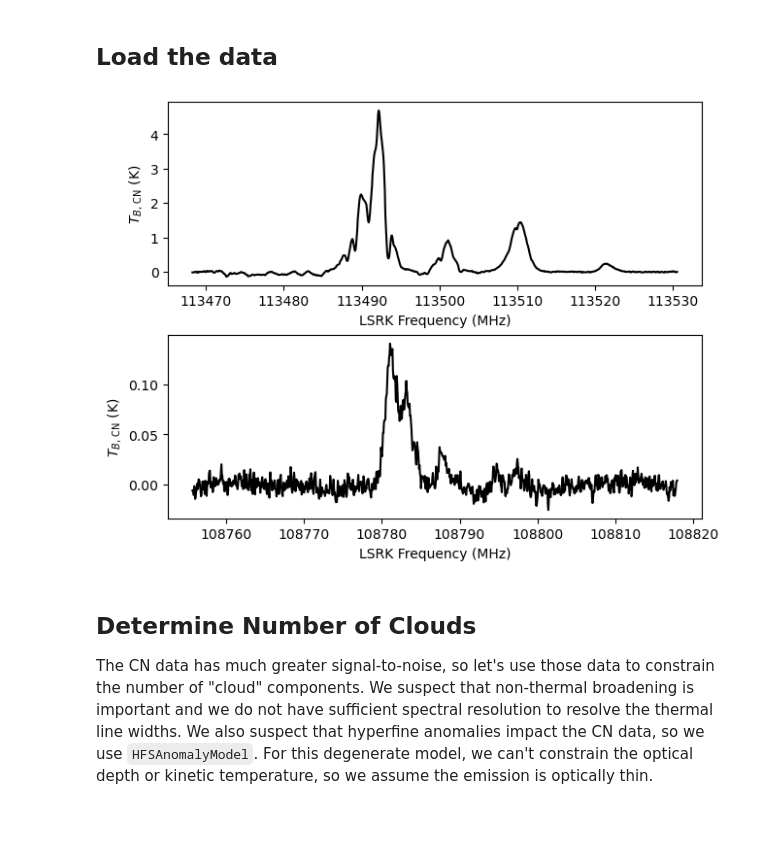
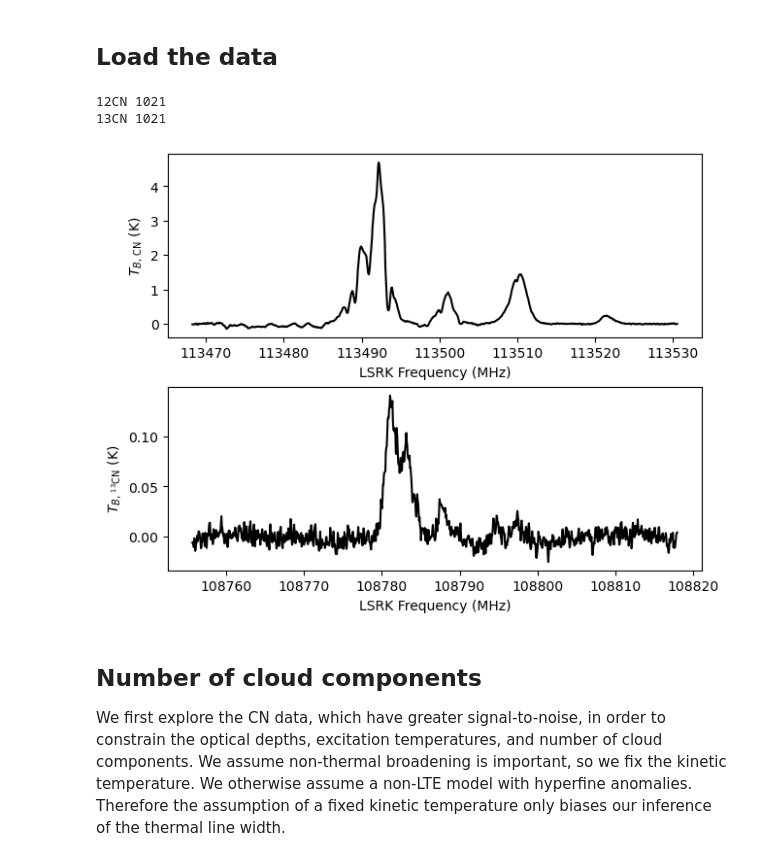
Before and after one commit to tvwenger/bayes_cn_hfs, a Jupyter notebook: docs/source/notebooks/alma_data.ipynb, the cells around one changed output. Saved outputs shown, nothing was run; the diff lists cells and outputs as text; code cells hidden in the pictures; blank space fills up the shorter version.

```diff
--- a/docs/source/notebooks/alma_data.ipynb
+++ b/docs/source/notebooks/alma_data.ipynb
@@ -39,37 +39,46 @@ data_12CN = np.genfromtxt("data_CN.tsv")
 data_13CN = np.genfromtxt("data_13CN.tsv")
 
 # estimate noise
 noise_12CN = 1.4826 * np.median(np.abs(data_12CN[:, 0] - np.median(data_12CN[:, 0])))
 noise_13CN = 1.4826 * np.median(np.abs(data_13CN[:, 0] - np.median(data_13CN[:, 0])))
 
 obs_12CN = SpecData(
     1000.0 * data_12CN[:, 0],
     data_12CN[:, 1],
     noise_12CN,
     xlabel=r"LSRK Frequency (MHz)",
     ylabel=r"$T_{B,\,\rm CN}$ (K)",
 )
 obs_13CN = SpecData(
     1000.0 * data_13CN[:, 0],
     data_13CN[:, 1],
     noise_13CN,
     xlabel=r"LSRK Frequency (MHz)",
-    ylabel=r"$T_{B,\,\rm CN}$ (K)",
+    ylabel=r"$T_{B,\,^{13}\rm CN}$ (K)",
 )
-data_12CN = {"observation": obs_12CN}
 data = {"12CN": obs_12CN, "13CN": obs_13CN}
+
+for label, dataset in data.items():
+    print(label, len(dataset.spectral))
+    # HACK: normalize data by noise
+    dataset._brightness_offset = np.median(dataset.brightness)
+    dataset._brightness_scale = dataset.noise
+
+# subset of 12CN data
+data_12CN = {
+    label: data[label]
+    for label in data.keys() if "12CN" in label
+}
 
 # Plot the data
 fig, axes = plt.subplots(2, layout="constrained")
 axes[0].plot(data["12CN"].spectral, data["12CN"].brightness, 'k-')
 axes[1].plot(data["13CN"].spectral, data["13CN"].brightness, 'k-')
 axes[0].set_xlabel(data["12CN"].xlabel)
 axes[1].set_xlabel(data["13CN"].xlabel)
 axes[0].set_ylabel(data["12CN"].ylabel)
 _ = axes[1].set_ylabel(data["13CN"].ylabel)
 # %% [output]
+12CN 1021
+13CN 1021
-[figure, old version]
+[figure, new version]
-# %% [markdown]
-## Determine Number of Clouds
-
-The CN data has much greater signal-to-noise, so let's use those data to constrain the number of "cloud" components. We suspect that non-thermal broadening is important and we do not have sufficient spectral resolution to resolve the thermal line widths. We also suspect that hyperfine anomalies impact the CN data, so we use `HFSAnomalyModel`. For this degenerate model, we can't constrain the optical depth or kinetic temperature, so we assume the emission is optically thin.
@@ -85 +85,4 @@ weight_12CN = 12.0 + 14.0
+# %% [markdown]
+## Number of cloud components
+We first explore the CN data, which have greater signal-to-noise, in order to constrain the optical depths, excitation temperatures, and number of cloud components. We assume non-thermal broadening is important, so we fix the kinetic temperature. We otherwise assume a non-LTE model with hyperfine anomalies. Therefore the assumption of a fixed kinetic temperature only biases our inference of the thermal line width.
 # %%
```
Also changed, not shown: parts of 30 cells of this notebook, 14 other files.
